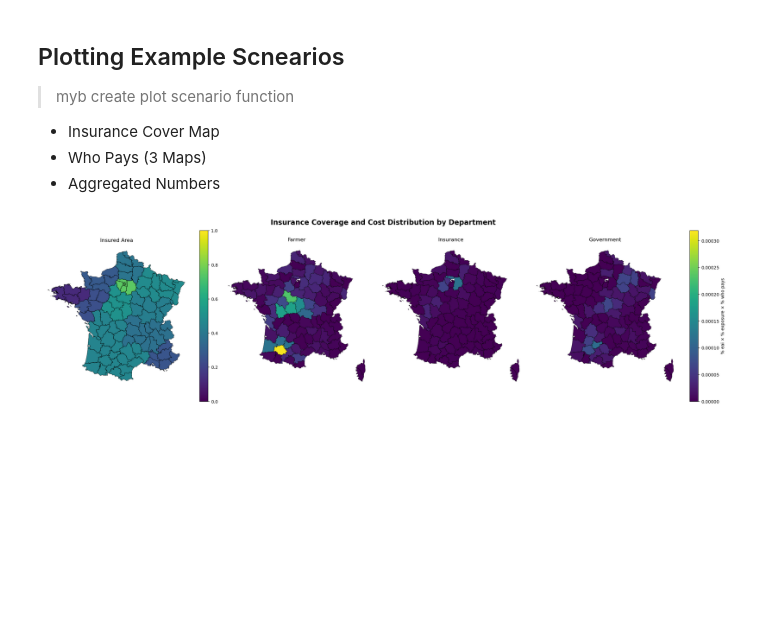
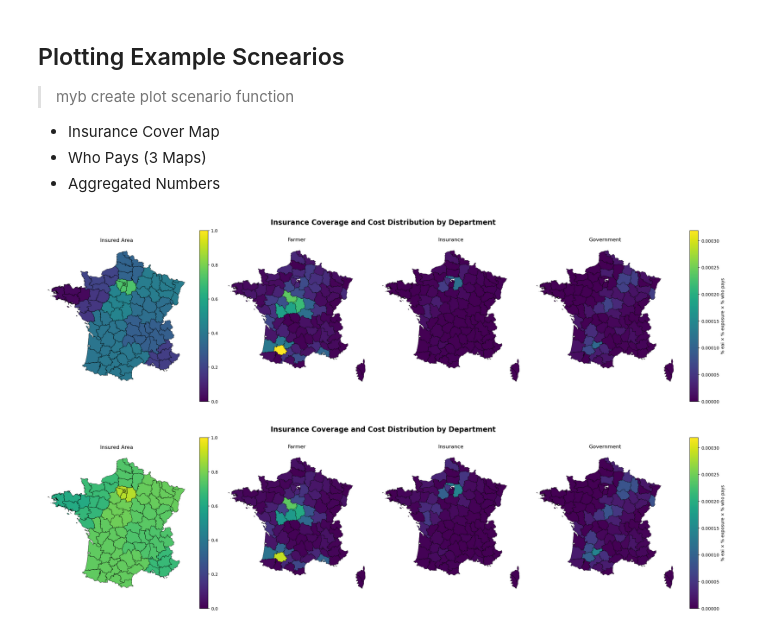
Before and after one commit to arvedluetzen/mus-climada, a Jupyter notebook: notebooks/0424_pipeline-scenarios.ipynb, the cells around one changed output. Drawn from its saved outputs; the diff is of its cells as text; code cells hidden in the pictures; blank space fills up the shorter version.

Commit message:
Run Scenario Notebook

```diff
--- a/notebooks/0424_pipeline-scenarios.ipynb
+++ b/notebooks/0424_pipeline-scenarios.ipynb
@@ -209,12 +212,15 @@ import geopandas as gpd
 import matplotlib.pyplot as plt
 import matplotlib as mpl
 
-def plot_scenario(results, rel_max: None):
+def plot_scenario(scenario):
     """
     Combined visualization:
     - Left: insured area
     - Right: 3 panels (farmer, insurance, government shares)
     """
+
+    results = scenario["scenario_poly"]
+    rel_max = scenario["relative_max"]
 
     cols = ["F_relative", "I_relative", "G_relative"]
     titles = ["Farmer", "Insurance", "Government"]
@@ -247,10 +253,7 @@ def plot_scenario(results, rel_max: None):
     # 2) SHARED NORMALIZATION (right 3 panels)
     # -------------------------------
     vmin = 0
-    if rel_max:
-        vmax = rel_max
-    else:
-        vmax = results[cols].max().max()
+    vmax = rel_max
     norm = mpl.colors.Normalize(vmin=vmin, vmax=vmax)
     cmap = "viridis"
 
@@ -294,3 +296,9 @@ f, axs = plot_scenario(scenarios_dict[0.1]["scenario_poly"],
 plt.show()
 # %% [output]
 [figure]
+# %%
+f, axs = plot_scenario(scenarios_dict[0.6000000000000001])
+
+plt.show()
+# %% [output]
+[figure, added]
```
Also changed, not shown: parts of 6 cells of this notebook, 5 other files.
